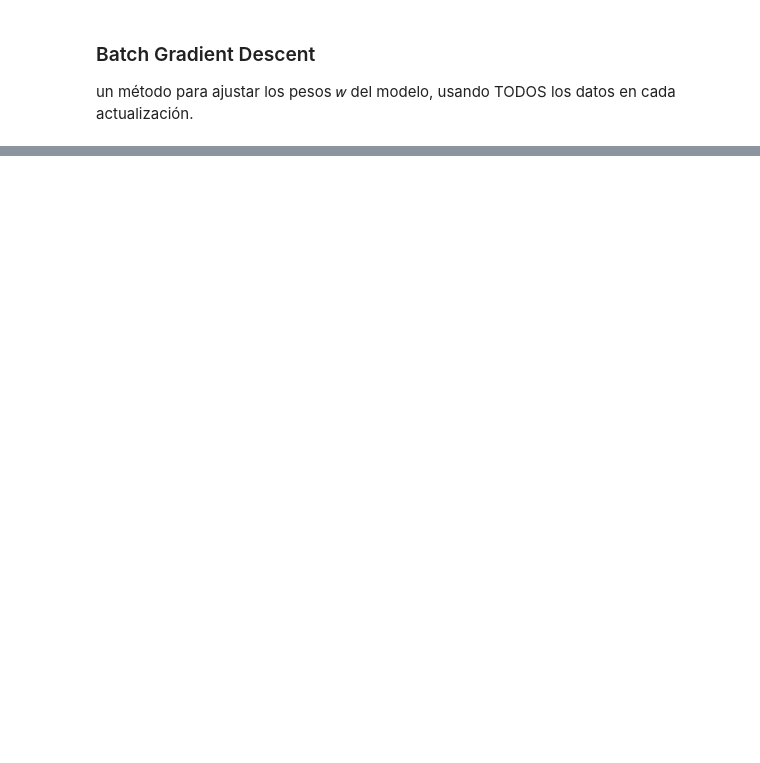
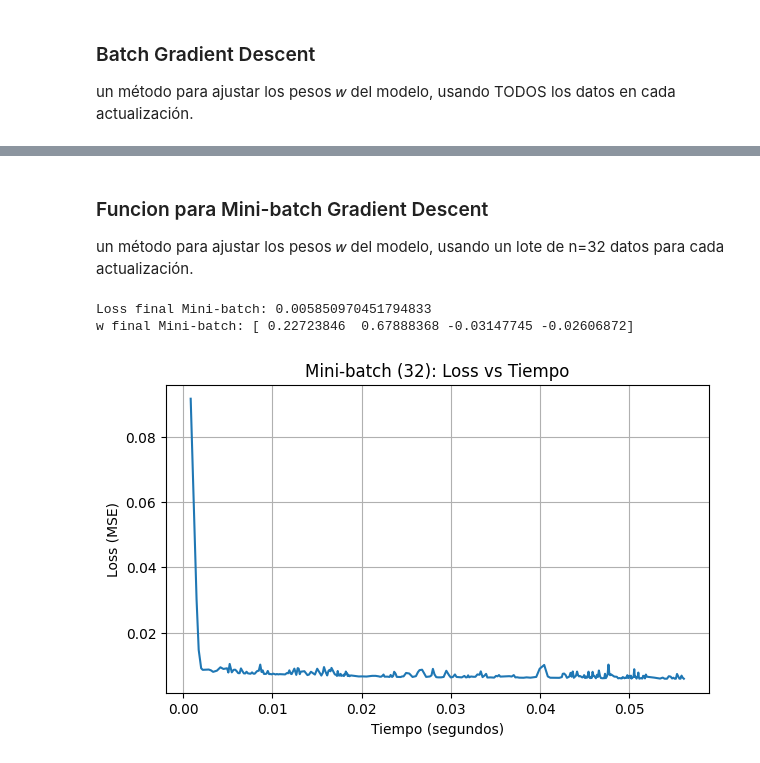
Before and after one commit to Vann06/Inteligencia_Artificial, a Jupyter notebook: Task2.1.ipynb, the cells around one changed output, grey strips where cells are left out. Cells and saved outputs as stored; diff of their text form; code cells hidden in the pictures; blank space fills up the shorter version.

```diff
--- a/Task2.1.ipynb
+++ b/Task2.1.ipynb
@@ -191,0 +193,60 @@ w final SGD: [ 0.05603895  0.55033482  0.0182339  -0.05619877]
+# %% [markdown]
+### Funcion para Mini-batch Gradient Descent
+un método para ajustar los pesos  𝑤 del modelo, usando un lote de n=32 datos para cada actualización.
+# %%
+# usa un lote de n=32 datos para 1 paso
+def mini_batch_gradient_descent(X, y, lr=0.5, epochs=300, batch_size=32, seed=42):
+    """
+    Mini-batch GD: en cada paso usa un lote de batch_size datos aleatorios para calcular el gradiente y actualizar w.
+    Guarda (tiempo, loss) por epoch para graficar Loss vs Tiempo.
+    """
+    rng = np.random.default_rng(seed)
+
+    w = np.zeros(X.shape[1])
+    losses = []
+    times = []
+    start = time.perf_counter()
+
+    n = X.shape[0]
+
+    for _ in range(epochs):
+        # 1) elegir un lote aleatorio de índices
+        indices = rng.choice(n, size=batch_size, replace=False)
+
+        # 2) tomar ese lote de puntos
+        X_batch = X[indices, :]  # shape (batch_size, 4)
+        y_batch = y[indices]     # shape (batch_size,)
+
+        # 3) predicción con ese lote
+        y_hat_batch = X_batch @ w  # shape (batch_size,)
+
+        # 4) gradiente usando SOLO ese lote
+        grad = (2/batch_size) * (X_batch.T @ (y_hat_batch - y_batch))  # (2/n) * X^T(...)
+
+        # 5) update
+        w = w - lr * grad
+
+        # 6) medir loss global (en TODO el dataset) para monitoreo
+        y_hat_all = X @ w
+        loss = np.mean((y_hat_all - y)**2)
+
+        times.append(time.perf_counter() - start)
+        losses.append(loss)
+
+    return w, np.array(times), np.array(losses)
+
+w_mini, t_mini, loss_mini = mini_batch_gradient_descent(X, y, lr=0.5, epochs=300, batch_size=32, seed=42)
+print("Loss final Mini-batch:", loss_mini[-1])
+print("w final Mini-batch:", w_mini)
+
+plt.figure(figsize=(7,4))
+plt.plot(t_mini, loss_mini)
+plt.xlabel("Tiempo (segundos)")
+plt.ylabel("Loss (MSE)")
+plt.title("Mini-batch (32): Loss vs Tiempo")
+plt.grid(True)
+plt.show()
+# %% [output]
+Loss final Mini-batch: 0.005850970451794833
+w final Mini-batch: [ 0.22723846  0.67888368 -0.03147745 -0.02606872]
+[figure, added]
```
Also changed, not shown: parts of 12 cells of this notebook.
